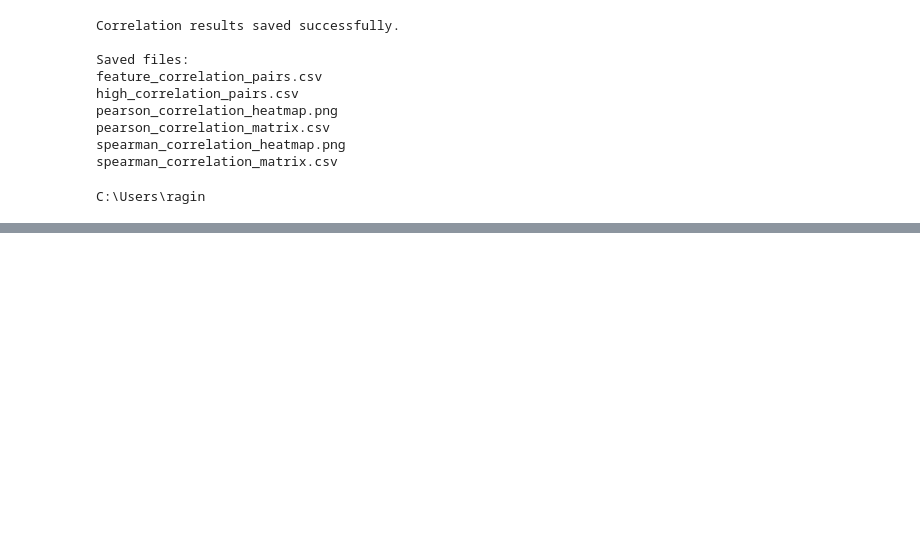
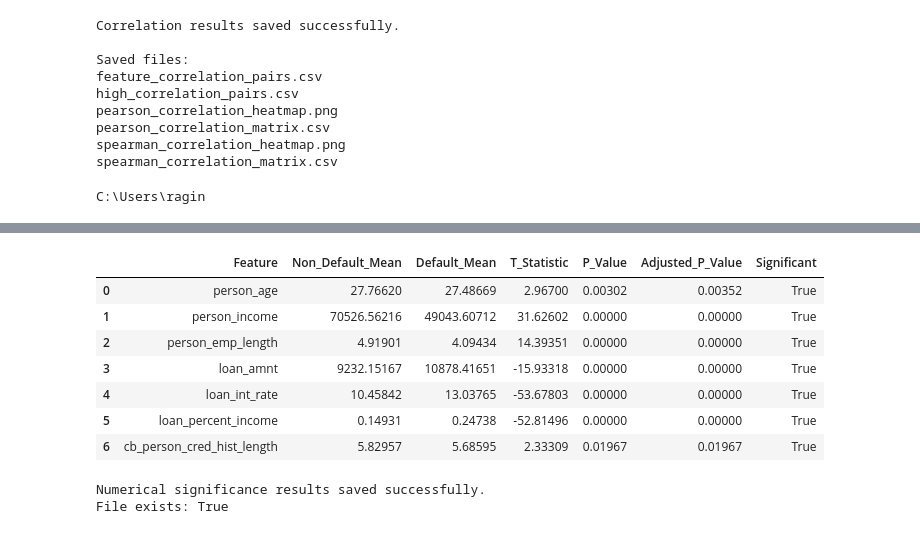
Before and after one commit to pujansonani/axlero-data-analytics, a Jupyter notebook: notebooks/member3/feature_selection_validation.ipynb, the cells around one changed output, grey strips where cells are left out. Drawn from its saved outputs; the diff is of its cells as text; code cells hidden in the pictures; blank space fills up the shorter version.

```diff
--- a/notebooks/member3/feature_selection_validation.ipynb
+++ b/notebooks/member3/feature_selection_validation.ipynb
@@ -298,0 +340,15 @@ C:\Users\ragin
+# %%
+train_df, test_df = train_test_split(
+    df,
+    test_size=0.20,
+    random_state=42,
+    stratify=df[target]
+)
+
+X_train = train_df[numerical_features].copy()
+
+print("Training dataset shape:", train_df.shape)
+print("Testing dataset shape:", test_df.shape)
+
+print("\nMissing values:")
+display(X_train.isnull().sum())
@@ -298,0 +483,54 @@ C:\Users\ragin
+# %%
+from scipy.stats import ttest_ind
+from statsmodels.stats.multitest import multipletests
+
+results = []
+
+for feature in numerical_features:
+    group_0 = train_df.loc[train_df[target] == 0, feature].dropna()
+    group_1 = train_df.loc[train_df[target] == 1, feature].dropna()
+
+    t_stat, p_value = ttest_ind(
+        group_0, group_1, equal_var=False
+    )
+
+    results.append({
+        "Feature": feature,
+        "Non_Default_Mean": group_0.mean(),
+        "Default_Mean": group_1.mean(),
+        "T_Statistic": t_stat,
+        "P_Value": p_value
+    })
+
+ttest_results = pd.DataFrame(results)
+
+ttest_results["Adjusted_P_Value"] = multipletests(
+    ttest_results["P_Value"],
+    method="fdr_bh"
+)[1]
+
+ttest_results["Significant"] = (
+    ttest_results["Adjusted_P_Value"] < 0.05
+)
+
+display(ttest_results.round(5))
+# %% [output]
+|  | Feature | Non_Default_Mean | Default_Mean | T_Statistic | P_Value | Adjusted_P_Value | Significant |
+| 0 | person_age | 27.76620 | 27.48669 | 2.96700 | 0.00302 | 0.00352 | True |
+| 1 | person_income | 70526.56216 | 49043.60712 | 31.62602 | 0.00000 | 0.00000 | True |
+| 2 | person_emp_length | 4.91901 | 4.09434 | 14.39351 | 0.00000 | 0.00000 | True |
+| 3 | loan_amnt | 9232.15167 | 10878.41651 | -15.93318 | 0.00000 | 0.00000 | True |
+| 4 | loan_int_rate | 10.45842 | 13.03765 | -53.67803 | 0.00000 | 0.00000 | True |
+| 5 | loan_percent_income | 0.14931 | 0.24738 | -52.81496 | 0.00000 | 0.00000 | True |
+| 6 | cb_person_cred_hist_length | 5.82957 | 5.68595 | 2.33309 | 0.01967 | 0.01967 | True |
+# %%
+ttest_results.to_csv(
+    output_dir / "numerical_significance_results.csv",
+    index=False
+)
+
+print("Numerical significance results saved successfully.")
+print("File exists:", (output_dir / "numerical_significance_results.csv").exists())
+# %% [output]
+Numerical significance results saved successfully.
+File exists: True
```
Also changed, not shown: parts of 14 cells of this notebook, 4 other files.
